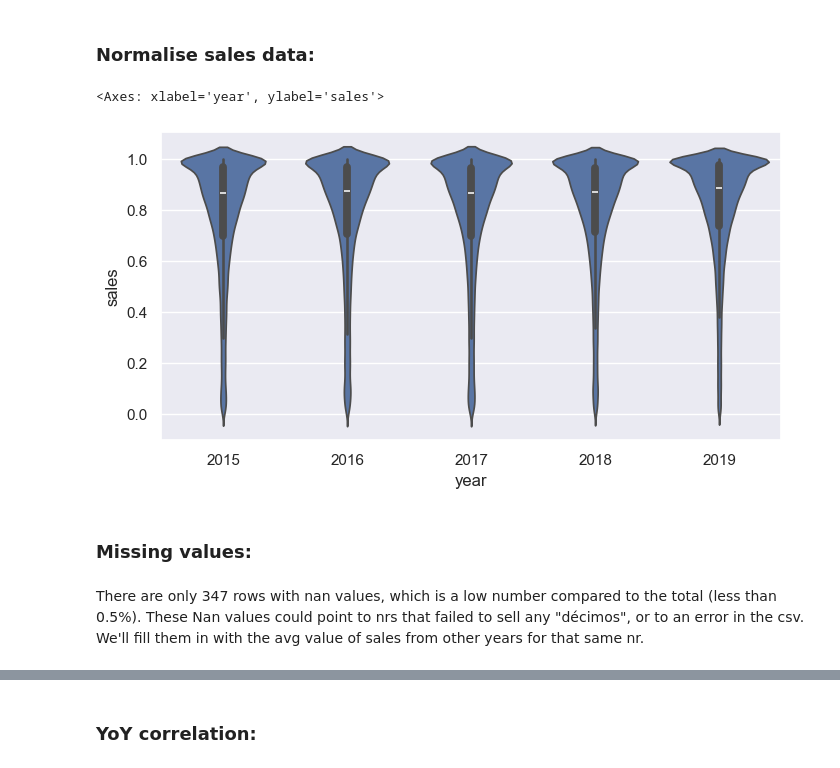
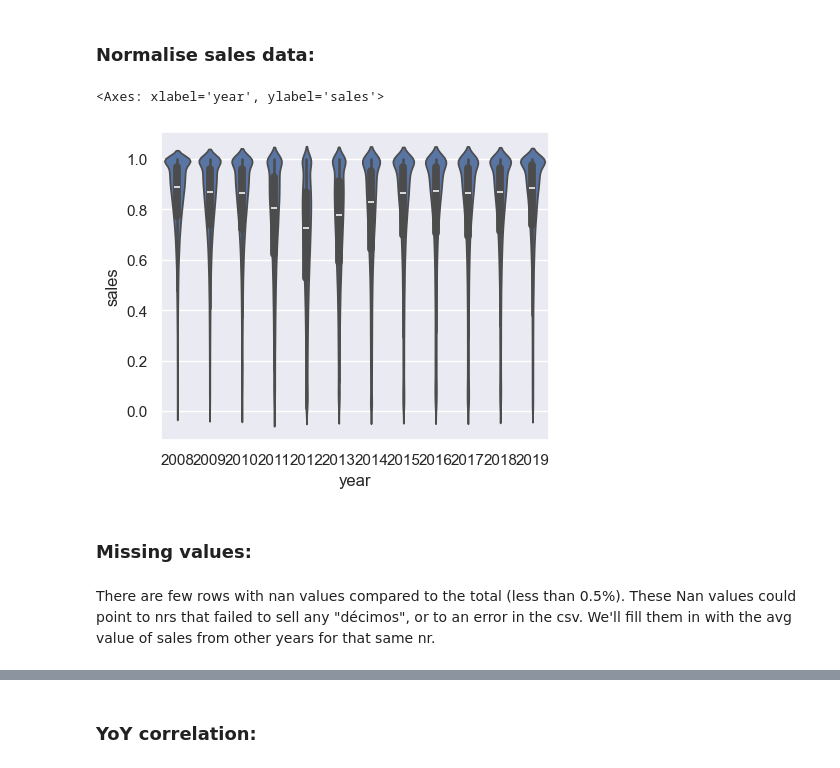
Before and after one commit to almudenamcastro/number_beauty, a Jupyter notebook: notebooks/1- eda.ipynb, the cells around one changed output, grey strips where cells are left out. Cells and saved outputs as stored; diff of their text form; code cells hidden in the pictures.

```diff
--- a/notebooks/1- eda.ipynb
+++ b/notebooks/1- eda.ipynb
@@ -43,4 +58,6 @@ Some evident patterns emerge from the scatter plot.
 # %%
+sns.set_theme(rc={'figure.figsize':(12,4)})
+
 sns.violinplot(data=df_raw, x='year', y='sales')
 # %% [output]
 <Axes: xlabel='year', ylabel='sales'>
@@ -91,7 +122,7 @@ df_raw[['year', 'sales']].groupby('year').describe()
 | 2019 | 99896.0 | 1380.231381 | 371.114193 | 0.0 | 1253.0 | 1506.0 | 1658.0 | 1700.0 |
 # %%
 # we want to visualise how sales have grown by year
-sns.set_theme(rc={'figure.figsize':(8,4)})
+sns.set_theme(style = 'whitegrid', palette="viridis",rc={'figure.figsize':(8,4)})
 
 yoy_sales = df_raw[['year', 'sales']].groupby('year').sum()
 ax = sns.barplot(data=yoy_sales, x='year', y='sales', estimator=sum)
@@ -140,8 +155,13 @@ df_digits
 # %%
-sns.set_theme(rc={'figure.figsize':(5,20)})
-for column in ['first_2', 'last_2']:
-    temp_table = df_digits.groupby(column).sum().sort_values(by='sales', ascending=False).reset_index()
-    sns.barplot(temp_table, x='sales',y=column, orient = 'y', order=temp_table[column])
-    plt.show()
+def hbarplot(df, columns, target, height, crop = None):
+    sns.set_theme(style = 'whitegrid', palette="gray", rc={'figure.figsize':(6,height)})
+    for column in columns:
+        temp_table = df.groupby(column).sum().sort_values(by='sales', ascending=False).reset_index()
+        if crop == 'head':
+            temp_table = temp_table.head(10)
+        elif crop == 'tail':
+            temp_table = temp_table.tail(10)
+        sns.barplot(temp_table, x=target,y=column, orient = 'y', order=temp_table[column])
+        plt.show()
 
-sns.set_theme(rc={'figure.figsize':(8,4)})
+    sns.set_theme(rc={'figure.figsize':(5,4)})
@@ -158,14 +185,14 @@ sns.set_theme(rc={'figure.figsize':(8,4)})
 
 df = normalise_sales(df_raw)
 # %%
-sns.violinplot(data=df[range(2015, 2020)].stack().reset_index().rename(columns={0:'sales'}), y='sales', x='year')
+sns.violinplot(data=df[range(2008, 2020)].stack().reset_index().rename(columns={0:'sales'}), y='sales', x='year')
 # %% [output]
 <Axes: xlabel='year', ylabel='sales'>
-[figure, old version]
+[figure, new version]
 # %% [markdown]
 ### Missing values:
 # %% [markdown]
-There are only 347 rows with nan values, which is a low number compared to the total (less than 0.5%).
+There are few rows with nan values compared to the total (less than 0.5%).
 These Nan values could point to nrs that failed to sell any "décimos", or to an error in the csv. We'll fill them in with the avg value of sales from other years for that same nr.
 # %%
 # We want to calculate the median, mean and std of each year's sales and fill with the median value of sales for that particular number
```
Also changed, not shown: parts of 40 cells of this notebook, 3 other files.
